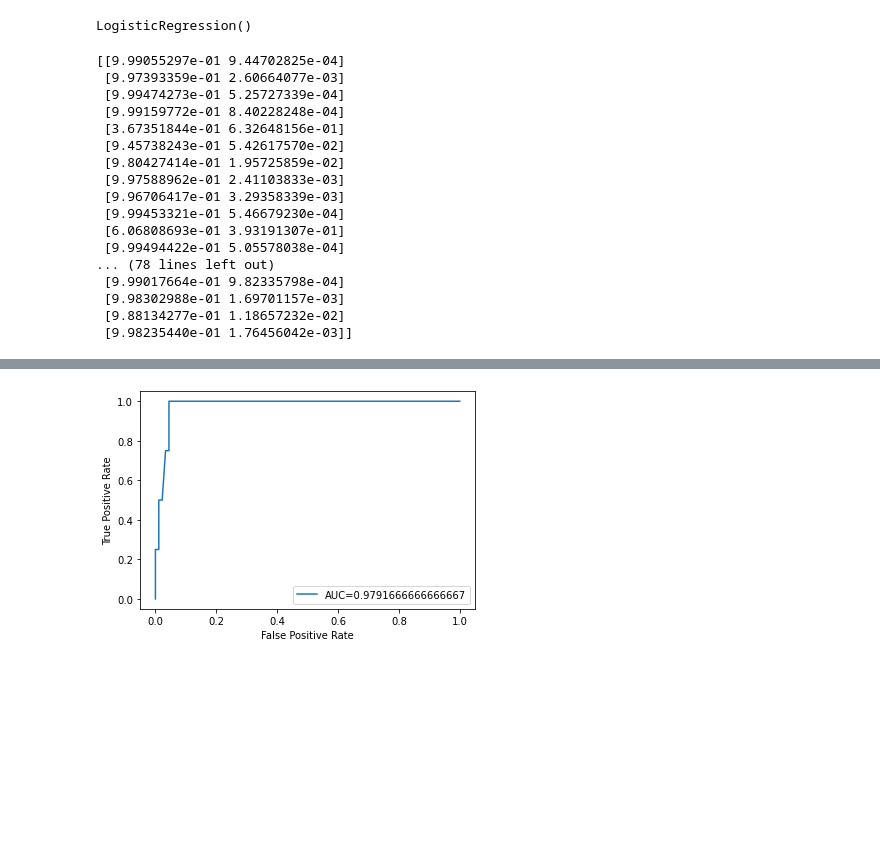
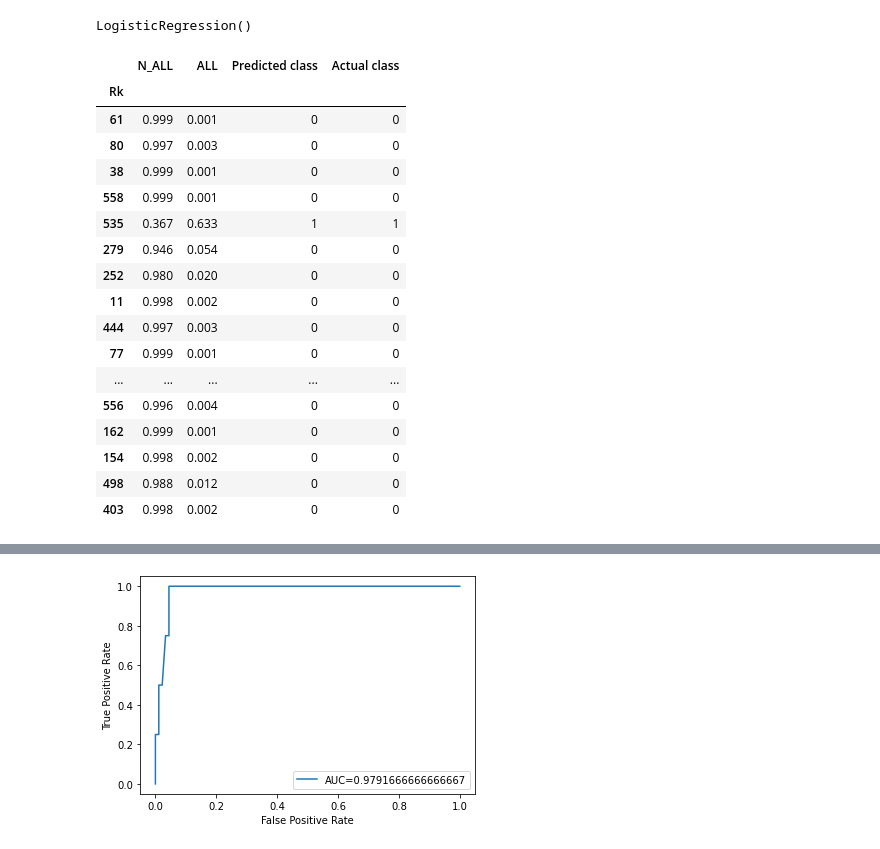
Before and after one commit to MennoCoehoorn/OZNAL, a Jupyter notebook: NBA.ipynb, the cells around one changed output, grey strips where cells are left out. Cells and saved outputs as stored; diff of their text form; code cells hidden in the pictures; blank space fills up the shorter version.

```diff
--- a/NBA.ipynb
+++ b/NBA.ipynb
@@ -923,3 +923,13 @@ sns.distplot(poly_reg_y_predicted, hist=False, color="b", label="Fitted Values"
 ## ALL STAR
 # %% [markdown]
 #### Logistic
+# %%
+def class_prediction(predictions_prob, predictions, y_test):
+  pred_class_1 = []
+  pred_class_2 = []
+  for pred in predictions_prob:
+    pred_class_1.append(pred[0])
+    pred_class_2.append(pred[1])
+  pred_dict = {'N_ALL':pred_class_1, 'ALL':pred_class_2, 'Predicted class':predictions, 'Actual class':y_test}
+  pred_dict_df = pd.DataFrame(data=pred_dict)
+  return pred_dict_df
@@ -935,24 +960,4 @@ logisticRegrPTS.fit(X_train, y_train)
 # %% [output]
 LogisticRegression()
 # %%
-predictions = logisticRegrPTS.predict_proba(X_test)
+predictions_prob = logisticRegrPTS.predict_proba(X_test)
-# %%
-print(predictions)
-# %% [output]
-[[9.99055297e-01 9.44702825e-04]
- [9.97393359e-01 2.60664077e-03]
- [9.99474273e-01 5.25727339e-04]
- [9.99159772e-01 8.40228248e-04]
- [3.67351844e-01 6.32648156e-01]
- [9.45738243e-01 5.42617570e-02]
- [9.80427414e-01 1.95725859e-02]
- [9.97588962e-01 2.41103833e-03]
- [9.96706417e-01 3.29358339e-03]
- [9.99453321e-01 5.46679230e-04]
- [6.06808693e-01 3.93191307e-01]
- [9.99494422e-01 5.05578038e-04]
-... (78 lines left out)
- [9.99017664e-01 9.82335798e-04]
- [9.98302988e-01 1.69701157e-03]
- [9.88134277e-01 1.18657232e-02]
- [9.98235440e-01 1.76456042e-03]]
@@ -958,0 +966,24 @@ print(predictions)
+# %%
+class_df = class_prediction(predictions_prob, predictions, y_test)
+pd.options.display.float_format = '{:,.3f}'.format
+pd.set_option('display.max_rows', None)
+class_df
+# %% [output]
+|  | N_ALL | ALL | Predicted class | Actual class |
+| Rk |  |  |  |  |
+| 61 | 0.999 | 0.001 | 0 | 0 |
+| 80 | 0.997 | 0.003 | 0 | 0 |
+| 38 | 0.999 | 0.001 | 0 | 0 |
+| 558 | 0.999 | 0.001 | 0 | 0 |
+| 535 | 0.367 | 0.633 | 1 | 1 |
+| 279 | 0.946 | 0.054 | 0 | 0 |
+| 252 | 0.980 | 0.020 | 0 | 0 |
+| 11 | 0.998 | 0.002 | 0 | 0 |
+| 444 | 0.997 | 0.003 | 0 | 0 |
+| 77 | 0.999 | 0.001 | 0 | 0 |
+| ... | ... | ... | ... | ... |
+| 556 | 0.996 | 0.004 | 0 | 0 |
+| 162 | 0.999 | 0.001 | 0 | 0 |
+| 154 | 0.998 | 0.002 | 0 | 0 |
+| 498 | 0.988 | 0.012 | 0 | 0 |
+| 403 | 0.998 | 0.002 | 0 | 0 |
```
Also changed, not shown: parts of 16 cells of this notebook.
